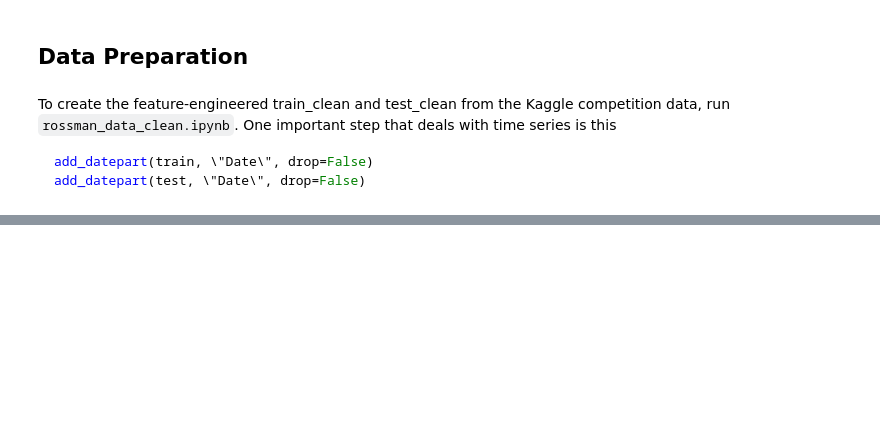
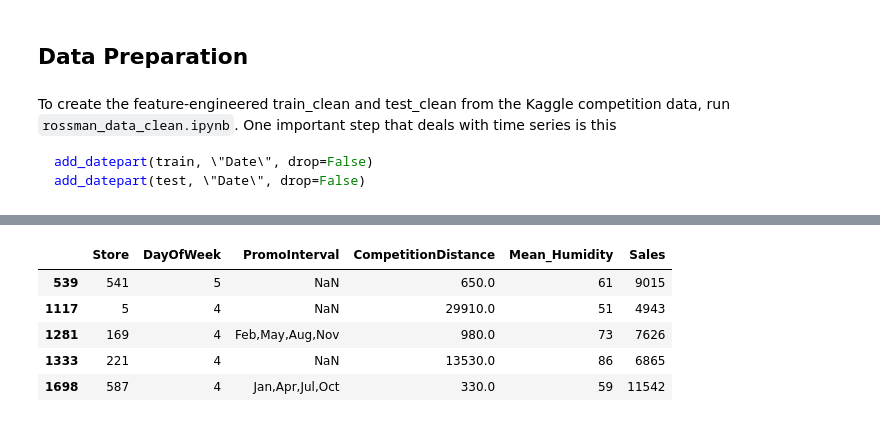
Before and after one commit to Data-drone/fast_ai_homework, a Jupyter notebook: week_6_rossman.ipynb, the cells around one changed output, grey strips where cells are left out. Cells and saved outputs as stored; diff of their text form; code cells hidden in the pictures; blank space fills up the shorter version.

```diff
--- a/week_6_rossman.ipynb
+++ b/week_6_rossman.ipynb
@@ -22,0 +48,18 @@ NameError: name 'Path' is not defined
+# %%
+idx = np.random.permutation(range(n))[:2000]
+idx.sort()
+small_train_df = train_df.iloc[idx[:1000]]
+small_test_df = train_df.iloc[idx[1000:]]
+small_cont_vars = ['CompetitionDistance', 'Mean_Humidity']
+small_cat_vars =  ['Store', 'DayOfWeek', 'PromoInterval']
+small_train_df = small_train_df[small_cat_vars + small_cont_vars + ['Sales']]
+small_test_df = small_test_df[small_cat_vars + small_cont_vars + ['Sales']]
+# %%
+small_train_df.head()
+# %% [output]
+|  | Store | DayOfWeek | PromoInterval | CompetitionDistance | Mean_Humidity | Sales |
+| 539 | 541 | 5 | NaN | 650.0 | 61 | 9015 |
+| 1117 | 5 | 4 | NaN | 29910.0 | 51 | 4943 |
+| 1281 | 169 | 4 | Feb,May,Aug,Nov | 980.0 | 73 | 7626 |
+| 1333 | 221 | 4 | NaN | 13530.0 | 86 | 6865 |
+| 1698 | 587 | 4 | Jan,Apr,Jul,Oct | 330.0 | 59 | 11542 |
```
Also changed, not shown: parts of 11 cells of this notebook, 1 other file.
